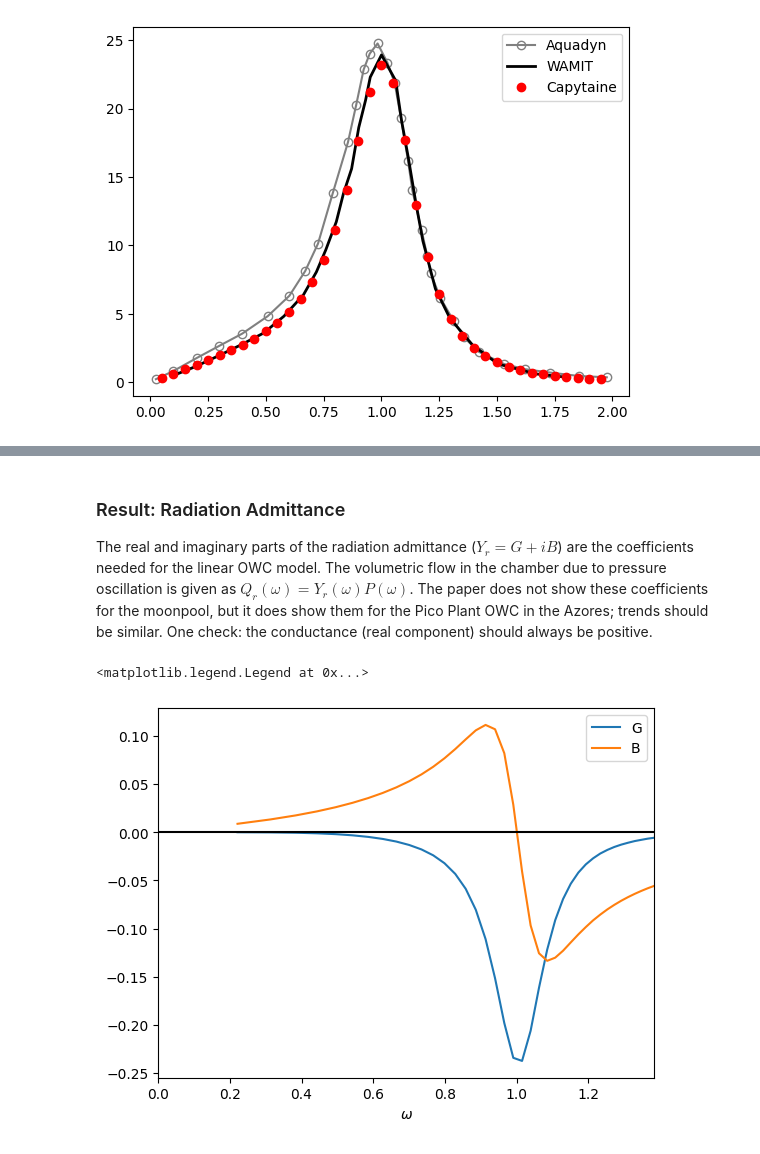
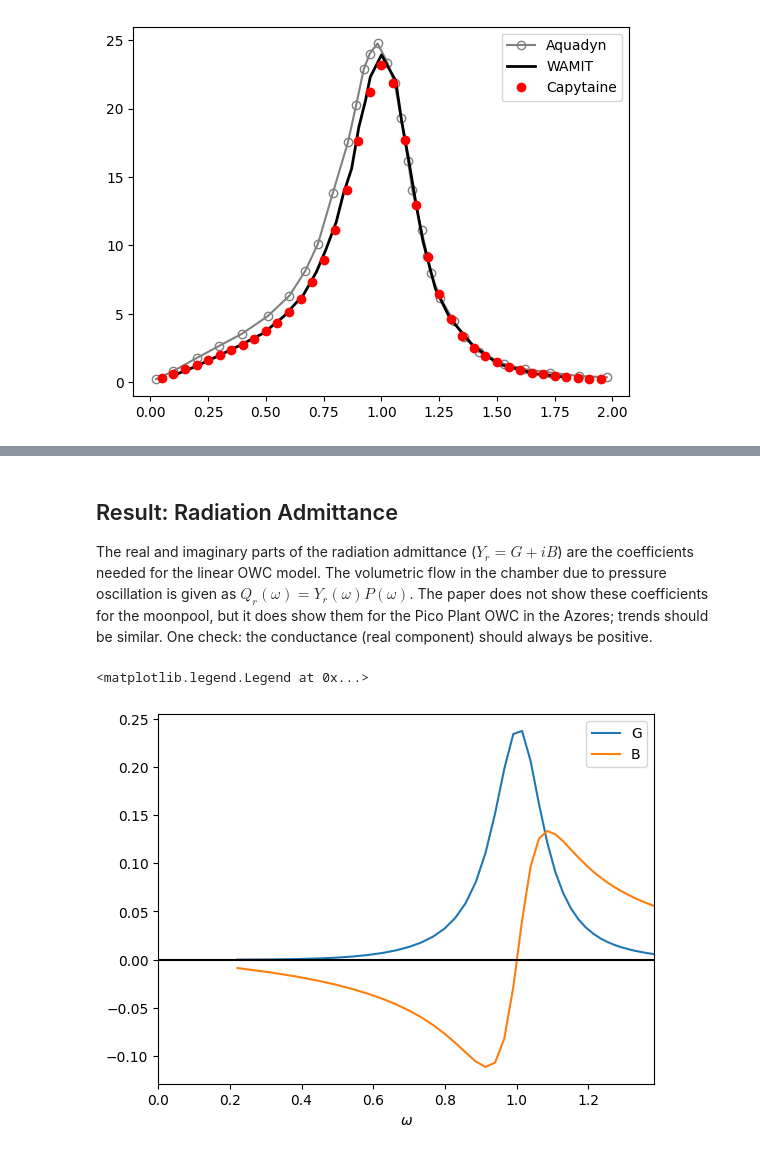
Before and after one commit to capytaine/capytaine, a Jupyter notebook: examples/moonpool_owc/moonpool.ipynb, the cells around one changed output, grey strips where cells are left out. Saved outputs shown, nothing was run; the diff lists cells and outputs as text; code cells hidden in the pictures.

```diff
--- a/examples/moonpool_owc/moonpool.ipynb
+++ b/examples/moonpool_owc/moonpool.ipynb
@@ -168,7 +168,7 @@ plt.legend()
 # %% [markdown]
 <img src="brito-melo_et_al.png" alt="Plot of normalized B7 using different methods from the paper by Brito-Melo et al, 1999" style="width: 600px;"/>
 # %% [markdown]
-### Result: Radiation Admittance
+## Result: Radiation Admittance
 The real and imaginary parts of the radiation admittance ($Y_r = G+iB$) are the coefficients needed for the linear OWC model.
 The volumetric flow in the chamber due to pressure oscillation is given as $Q_r(\omega) = Y_r(\omega) P(\omega)$.
 The paper does not show these coefficients for the moonpool, but it does show them for the Pico Plant OWC in the Azores; trends should be similar.
@@ -178,15 +178,15 @@ One check: the conductance (real component) should always be positive.
 G = np.array([result.conductance for result in results])
 B = np.array([result.susceptance for result in results])
 # %%
-plt.plot(omega, -G, label="G")
-plt.plot(omega, -B, label="B")
+plt.plot(omega, G, label="G")
+plt.plot(omega, B, label="B")
 plt.hlines([0], 0, omega[-1], color="k")
 plt.xlim([0, omega[-1]])
 plt.xlabel("$\omega$")
 plt.legend()
 # %% [output]
 <matplotlib.legend.Legend at 0x...>
-[figure, old version]
+[figure, new version]
 # %%
 Hr = -(G+1j*B) / (1j * omega)
 plt.plot(omega, np.real(Hr), 'k-.', label="real part")
```
Also changed, not shown: parts of 4 cells of this notebook, 4 other files.
